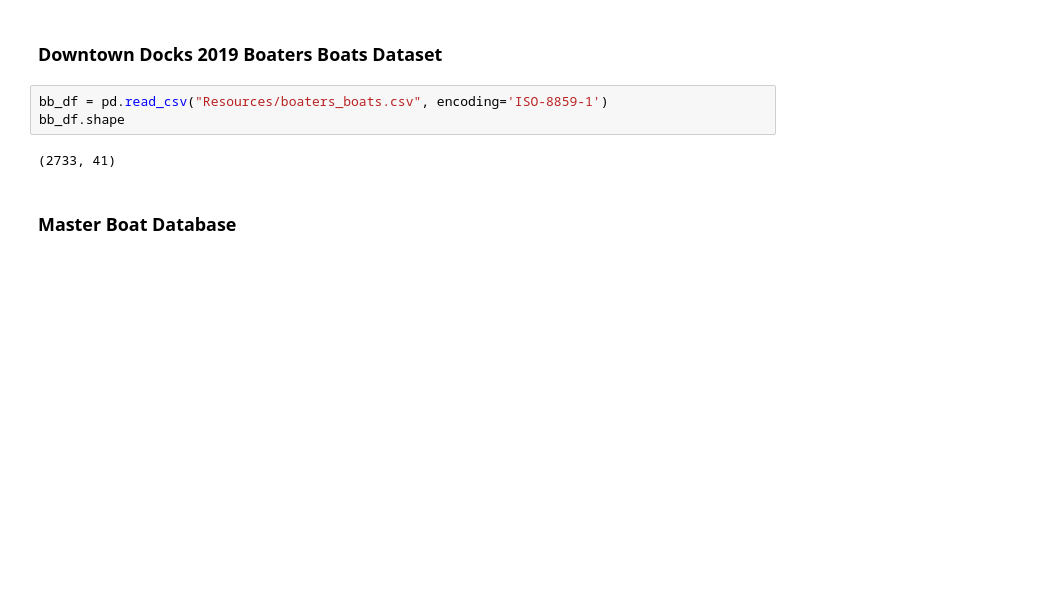
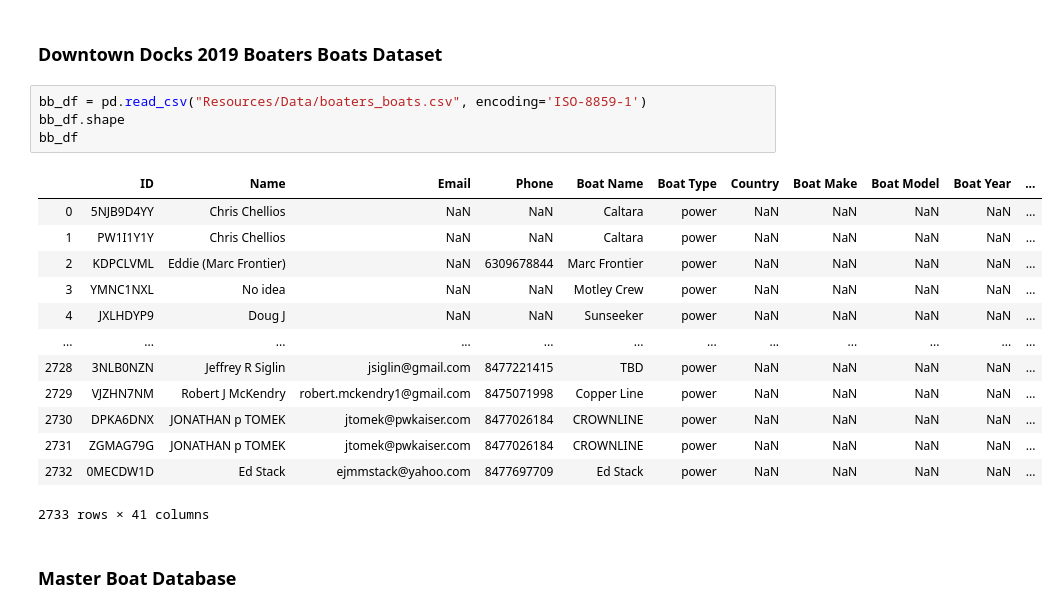
Before and after one commit to abejones26/downtown_docks, a Jupyter notebook: boat_master.ipynb, the cells around one changed output. Cells and saved outputs as stored; diff of their text form; blank space fills up the shorter version.

```diff
--- a/boat_master.ipynb
+++ b/boat_master.ipynb
@@ -9,10 +9,23 @@ import json
 # %% [markdown]
 ### Downtown Docks 2019 Boaters Boats Dataset
 # %%
-bb_df = pd.read_csv("Resources/boaters_boats.csv", encoding='ISO-8859-1')
+bb_df = pd.read_csv("Resources/Data/boaters_boats.csv", encoding='ISO-8859-1')
 bb_df.shape
+bb_df
 # %% [output]
+|  | ID | Name | Email | Phone | Boat Name | Boat Type | Country | Boat Make | Boat Model | Boat Year | ... |
+| 0 | 5NJB9D4YY | Chris Chellios | NaN | NaN | Caltara | power | NaN | NaN | NaN | NaN | ... |
+| 1 | PW1I1Y1Y | Chris Chellios | NaN | NaN | Caltara | power | NaN | NaN | NaN | NaN | ... |
+| 2 | KDPCLVML | Eddie (Marc Frontier) | NaN | 6309678844 | Marc Frontier | power | NaN | NaN | NaN | NaN | ... |
+| 3 | YMNC1NXL | No idea | NaN | NaN | Motley Crew | power | NaN | NaN | NaN | NaN | ... |
+| 4 | JXLHDYP9 | Doug J | NaN | NaN | Sunseeker | power | NaN | NaN | NaN | NaN | ... |
+| ... | ... | ... | ... | ... | ... | ... | ... | ... | ... | ... | ... |
+| 2728 | 3NLB0NZN | Jeffrey R Siglin | jsiglin@gmail.com | 8477221415 | TBD | power | NaN | NaN | NaN | NaN | ... |
+| 2729 | VJZHN7NM | Robert J McKendry | robert.mckendry1@gmail.com | 8475071998 | Copper Line | power | NaN | NaN | NaN | NaN | ... |
+| 2730 | DPKA6DNX | JONATHAN p TOMEK | jtomek@pwkaiser.com | 8477026184 | CROWNLINE | power | NaN | NaN | NaN | NaN | ... |
+| 2731 | ZGMAG79G | JONATHAN p TOMEK | jtomek@pwkaiser.com | 8477026184 | CROWNLINE | power | NaN | NaN | NaN | NaN | ... |
+| 2732 | 0MECDW1D | Ed Stack | ejmmstack@yahoo.com | 8477697709 | Ed Stack | power | NaN | NaN | NaN | NaN | ... |
-(2733, 41)
+2733 rows × 41 columns
 # %% [markdown]
 ### Master Boat Database
 # %%
```
Also changed, not shown: parts of 6 cells of this notebook, 12 other files.
